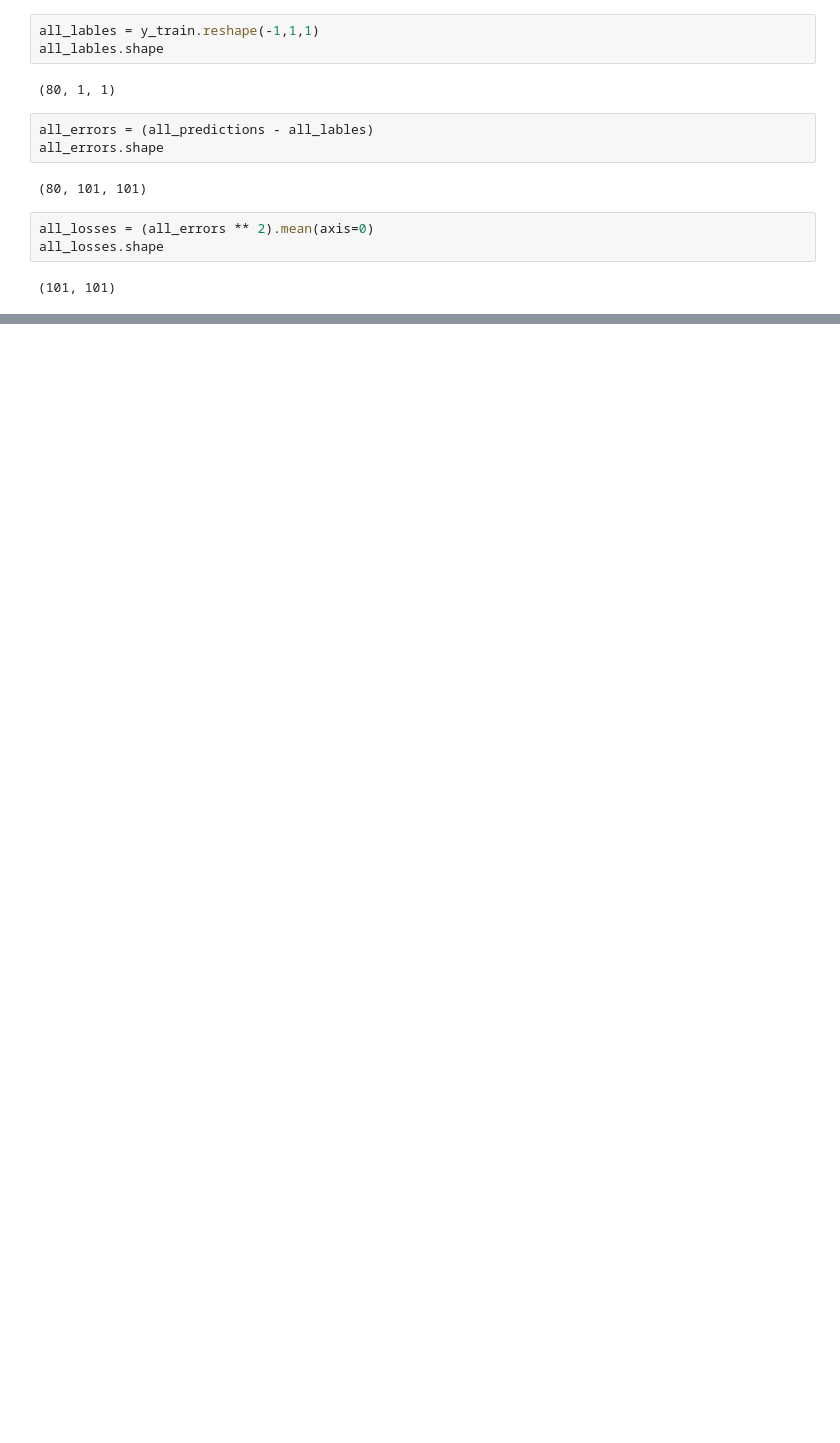
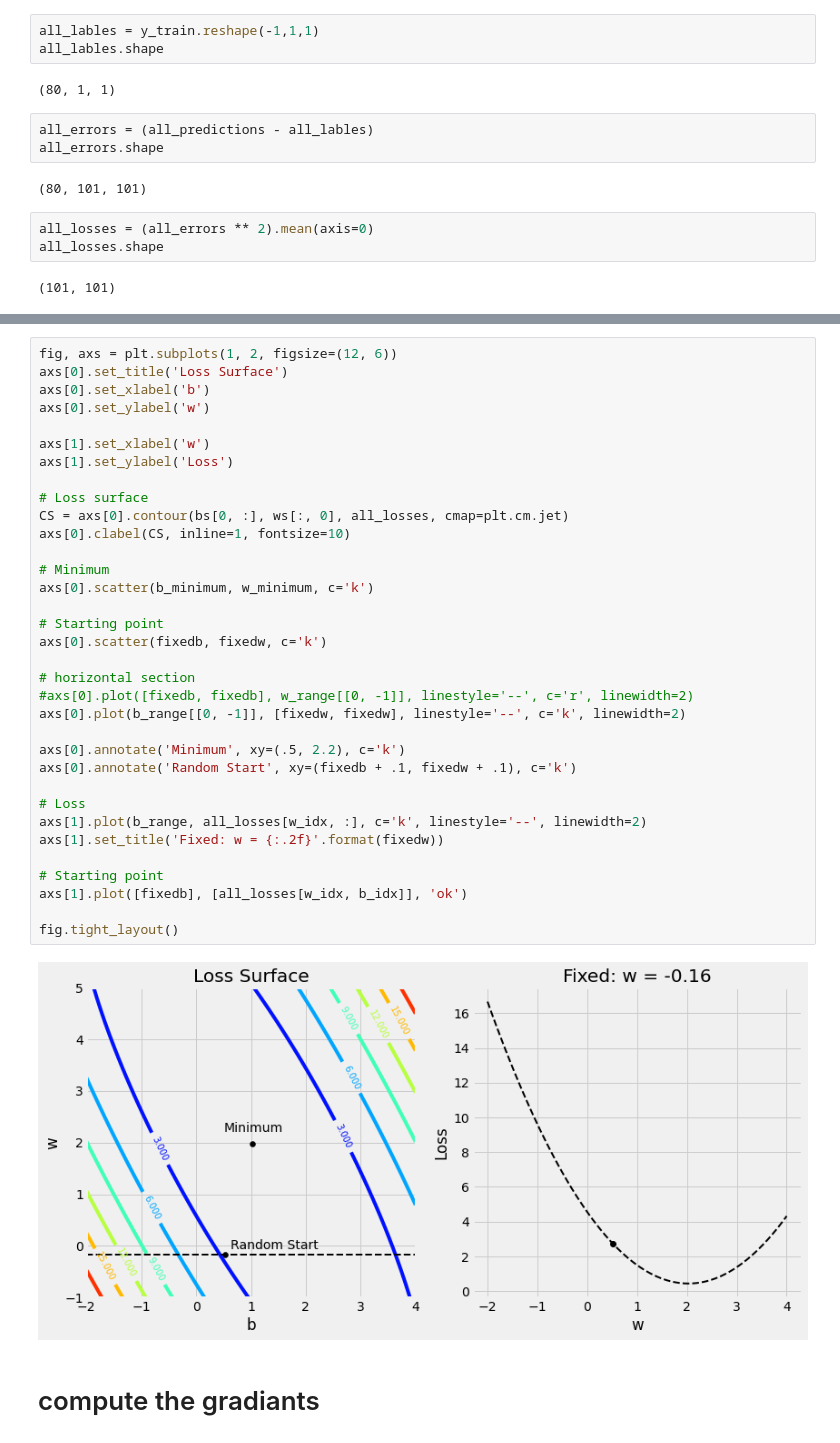
Before and after one commit to raviakasapu/DeepLearningPyTorch, a Jupyter notebook: Deep_Learning_with_PyTorch_Chapter00.ipynb, the cells around one changed output, grey strips where cells are left out. Drawn from its saved outputs; the diff is of its cells as text; blank space fills up the shorter version.

```diff
--- a/Deep_Learning_with_PyTorch_Chapter00.ipynb
+++ b/Deep_Learning_with_PyTorch_Chapter00.ipynb
@@ -169,0 +276,38 @@ all_losses.shape
+# %%
+fig, axs = plt.subplots(1, 2, figsize=(12, 6))
+axs[0].set_title('Loss Surface')
+axs[0].set_xlabel('b')
+axs[0].set_ylabel('w')
+
+axs[1].set_xlabel('w')
+axs[1].set_ylabel('Loss')
+
+# Loss surface
+CS = axs[0].contour(bs[0, :], ws[:, 0], all_losses, cmap=plt.cm.jet)
+axs[0].clabel(CS, inline=1, fontsize=10)
+
+# Minimum
+axs[0].scatter(b_minimum, w_minimum, c='k')
+
+# Starting point
+axs[0].scatter(fixedb, fixedw, c='k')
+
+# horizontal section
+#axs[0].plot([fixedb, fixedb], w_range[[0, -1]], linestyle='--', c='r', linewidth=2)
+axs[0].plot(b_range[[0, -1]], [fixedw, fixedw], linestyle='--', c='k', linewidth=2)
+
+axs[0].annotate('Minimum', xy=(.5, 2.2), c='k')
+axs[0].annotate('Random Start', xy=(fixedb + .1, fixedw + .1), c='k')
+
+# Loss
+axs[1].plot(b_range, all_losses[w_idx, :], c='k', linestyle='--', linewidth=2)
+axs[1].set_title('Fixed: w = {:.2f}'.format(fixedw))
+
+# Starting point
+axs[1].plot([fixedb], [all_losses[w_idx, b_idx]], 'ok')
+
+fig.tight_layout()
+# %% [output]
+[figure, added]
+# %% [markdown]
+# compute the gradiants
```
Also changed, not shown: parts of 11 cells of this notebook.
